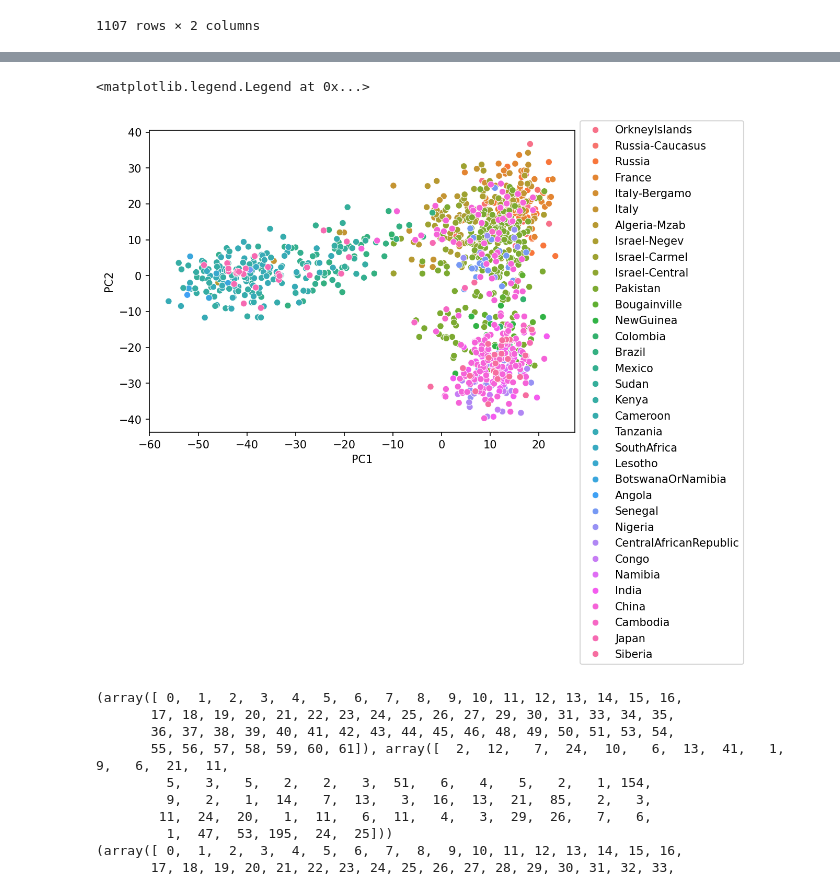
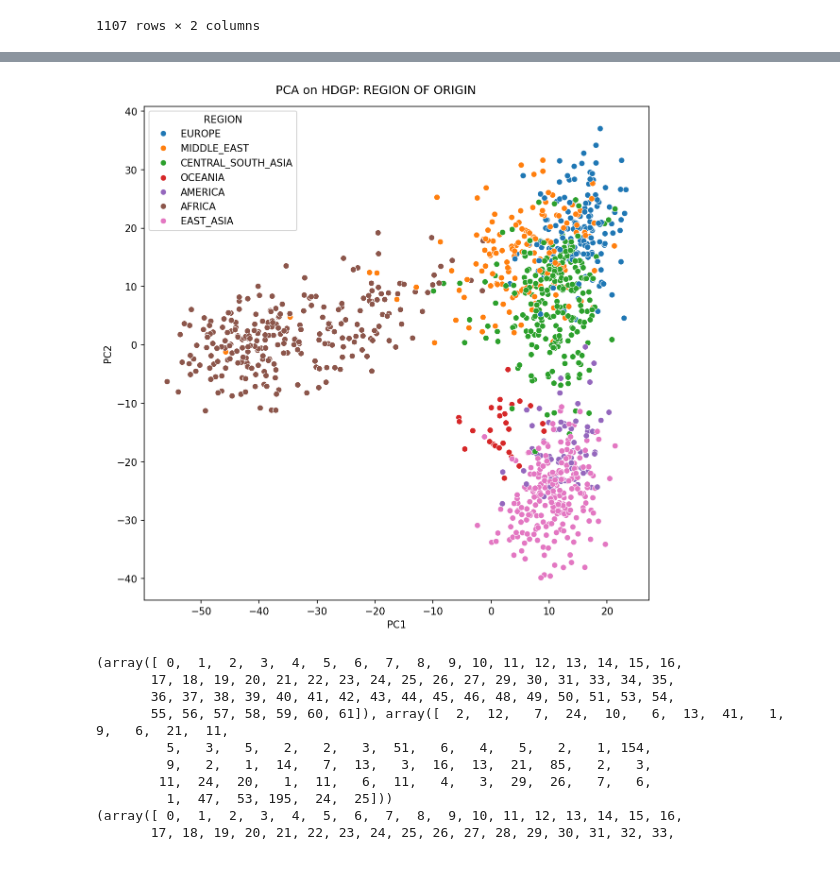
Before and after one commit to winch-jm/snp-pop-classification, a Jupyter notebook: notebooks/Classification.ipynb, the cells around one changed output, grey strips where cells are left out. Drawn from its saved outputs; the diff is of its cells as text; code cells hidden in the pictures.

```diff
--- a/notebooks/Classification.ipynb
+++ b/notebooks/Classification.ipynb
@@ -17,0 +22,2 @@ for s in splits:
+# %%
+adata = ad.read_h5ad('filename')
@@ -152,15 +155,16 @@ plt.show()
 # %%
-from umap import UMAP
+# from umap import UMAP
 import seaborn as sns
 # coords = UMAP(n_components=2).fit_transform(adata.obsm['pcSplit_10'])
-adata.obs[['PC1','PC2']] = adata.obsm['pcSplit_10'][:,:2]
+adata.obs[['PC1','PC2']] = adata.obsm['pcSplit_33'][:,:2]
 # adata.obs[['UMAP1','UMAP2']] = coords
-fig,ax = plt.subplots(figsize=(7,5),dpi=150)
-sns.scatterplot(data = adata.obs, x= 'PC1',y='PC2',hue='country_of_origin')
-ax.legend(bbox_to_anchor=(1,1.05))
+fig,ax = plt.subplots(figsize=(8,8),dpi=150)
+sns.scatterplot(data = adata.obs, x= 'PC1',y='PC2',hue='geo_region_of_origin')
+ax.legend(title='REGION')
+fig.suptitle('PCA on HDGP: REGION OF ORIGIN')
+fig.tight_layout()
 # %% [output]
-<matplotlib.legend.Legend at 0x...>
-[figure, old version]
+[figure, new version]
 # %%
 print(np.unique(adata.obs['pred'], return_counts=True))
 print(np.unique(adata.obs['class_id'], return_counts=True))
```
Also changed, not shown: parts of 3 cells of this notebook.
